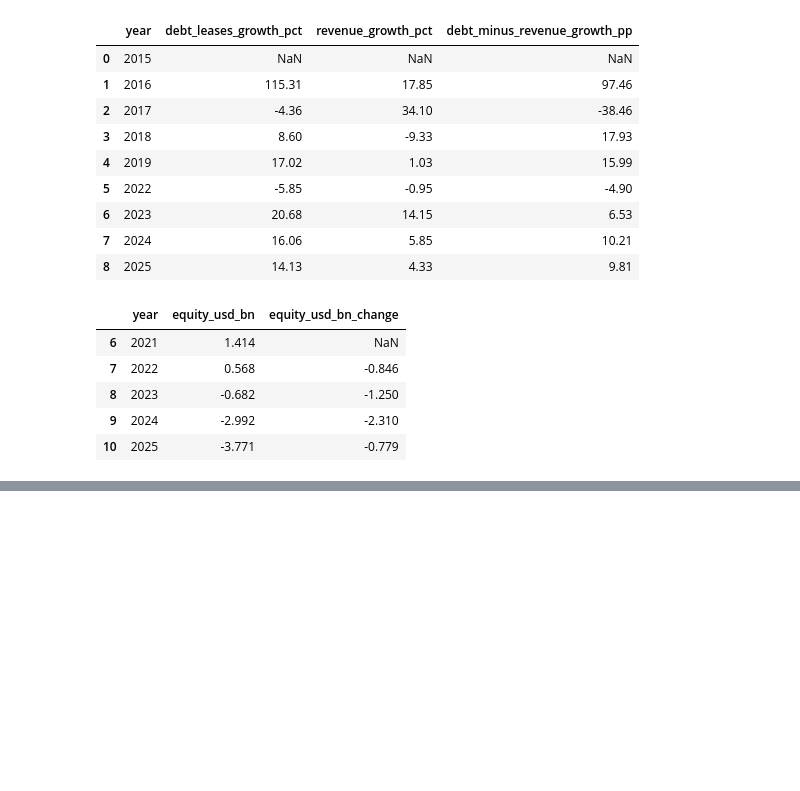
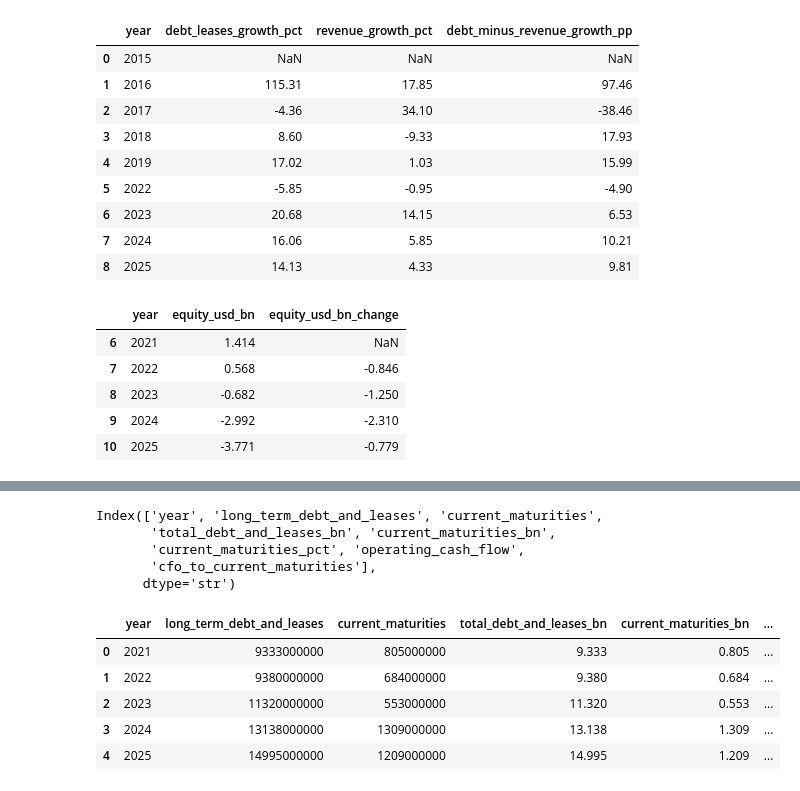
Before and after one commit to cortazar11/hotel_audit_project, a Jupyter notebook: 02_audit-analytics.ipynb, the cells around one changed output, grey strips where cells are left out. Cells and saved outputs as stored; diff of their text form; code cells hidden in the pictures; blank space fills up the shorter version.

```diff
--- a/02_audit-analytics.ipynb
+++ b/02_audit-analytics.ipynb
@@ -10010,0 +10190,15 @@ display(
+# %%
+print(debt_risk_df.columns)
+display(debt_risk_df)
+# %% [output]
+Index(['year', 'long_term_debt_and_leases', 'current_maturities',
+       'total_debt_and_leases_bn', 'current_maturities_bn',
+       'current_maturities_pct', 'operating_cash_flow',
+       'cfo_to_current_maturities'],
+      dtype='str')
+|  | year | long_term_debt_and_leases | current_maturities | total_debt_and_leases_bn | current_maturities_bn | ... |
+| 0 | 2021 | 9333000000 | 805000000 | 9.333 | 0.805 | ... |
+| 1 | 2022 | 9380000000 | 684000000 | 9.380 | 0.684 | ... |
+| 2 | 2023 | 11320000000 | 553000000 | 11.320 | 0.553 | ... |
+| 3 | 2024 | 13138000000 | 1309000000 | 13.138 | 1.309 | ... |
+| 4 | 2025 | 14995000000 | 1209000000 | 14.995 | 1.209 | ... |
```
Also changed, not shown: parts of 30 cells of this notebook, 1 other file.
